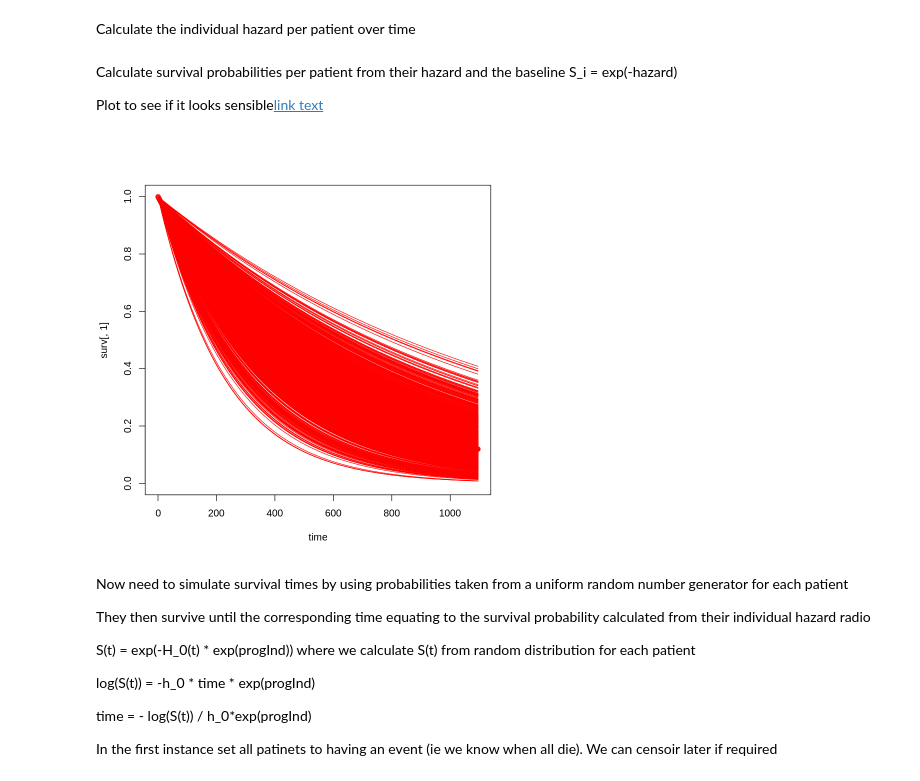
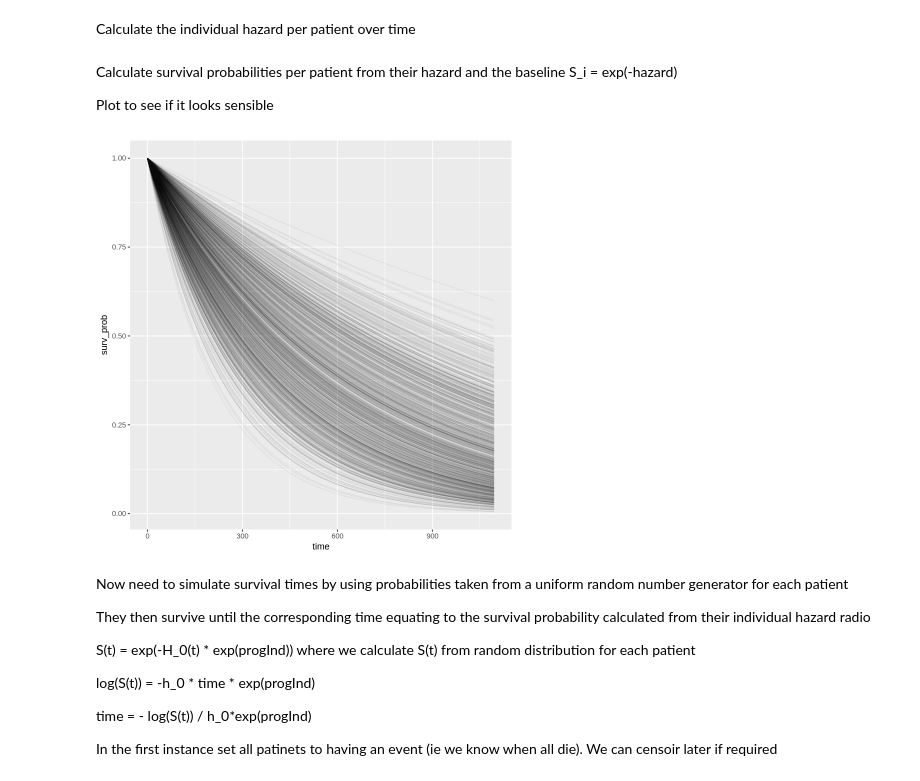
Before and after one commit to gpricechristie/introductionToClinicalTrials, a Jupyter notebook: simulateSurvivalData.ipynb, the cells around one changed output. Cells and saved outputs as stored; diff of their text form; code cells hidden in the pictures.

```diff
--- a/simulateSurvivalData.ipynb
+++ b/simulateSurvivalData.ipynb
@@ -126,4 +180,4 @@ patients$stage_pi[which(patients$stage == 4)] = rep(log(hr_stage4),sum(patients$
 
 patients$log_gtv_pi = (log(patients$gtv) - mean(log(patients$gtv)))*log(hr_gtv)
 
-patients$progInd = patients$age_pi + patients$sex_pi + patients$ps_pi + patients$stage_pi + patients$log_gtv_pi
+patients$baseProgInd = patients$age_pi + patients$sex_pi + patients$ps_pi + patients$stage_pi + patients$log_gtv_pi
@@ -129,0 +188,9 @@ patients$progInd = patients$age_pi + patients$sex_pi + patients$ps_pi + patients
+# %%
+age_norm = (age-min(patients$age))/(max(patients$age)-min(patients$age))
+ps_norm = as.numeric(patients$ps)/3
+stage_norm = (as.numeric(patients$stage)-1)/3
+
+hospital = age_norm + ps_norm + stage_norm + rnorm(n=length(patients$sex), mean=0, sd=0.3)
+hospital = (hospital-min(hospital))/(max(hospital)-min(hospital))
+patients$hospital = rep('A',length(hospital))
+patients$hospital[which(hospital>median(hospital))]='B'
@@ -129,0 +205,3 @@ patients$progInd = patients$age_pi + patients$sex_pi + patients$ps_pi + patients
+# %%
+patients$treat = rep('Standard of Care',nrow(patients))
+patients$treat[which(patients$hospital=='A')]='Intervention'
@@ -130,3 +210,6 @@ patients$progInd = patients$age_pi + patients$sex_pi + patients$ps_pi + patients
+# %%
+patients$treat_pi = log(patients$hr_treat) * (patients$treat == 'Intervention')
+patients$progInd = patients$baseProgInd + patients$treat_pi
 # %% [markdown]
 Calculate the individual hazard per patient over time
 # %%
@@ -137,15 +220,14 @@ for(i in 1:nbrPats){
 # %% [markdown]
 Calculate survival probabilities per patient from their hazard and the baseline S_i = exp(-hazard)
 
-Plot to see if it looks sensible[link text](https://)
+Plot to see if it looks sensible
-# %%
-surv = exp(-hazard)
-plot(time,surv[,1],col='red',ylim=c(0,1))
-for(i in 2:nbrPats){
-  lines(time,surv[,i],col='red')
-}
-# %% [output]
-[figure, removed]
+# %%
+surv = exp(-hazard)
+surv_df = data.frame(id=rep(seq(nbrPats), each=nrow(surv)), time=rep(time, ncol(surv)), surv_prob=as.vector(surv))
+ggplot(data=surv_df,aes(x=time, y=surv_prob, group=id)) +
+  geom_line(alpha=0.05)
+# %% [output]
+[figure, added]
 # %% [markdown]
 Now need to simulate survival times by using probabilities taken from a uniform random number generator for each patient
 
```
Also changed, not shown: parts of 55 cells of this notebook.
